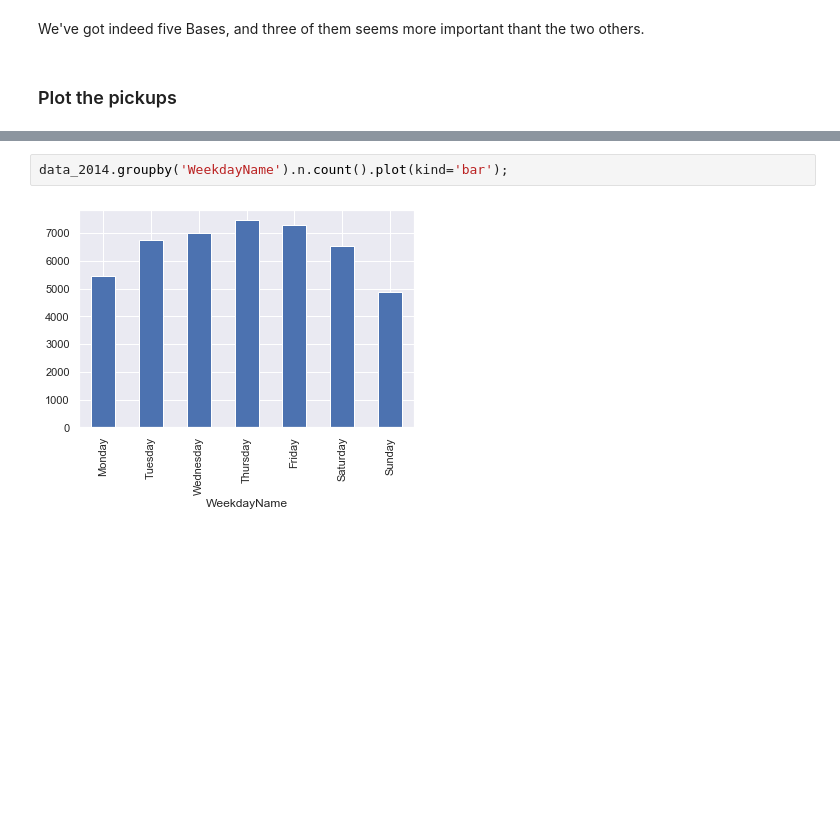
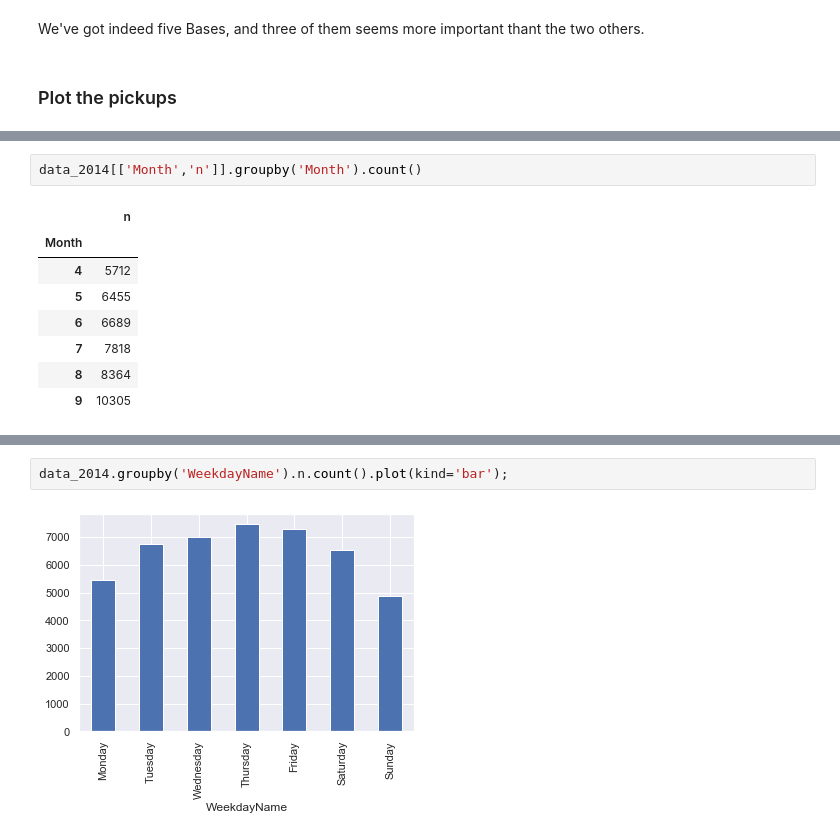
Before and after one commit to yrahan/uber, a Jupyter notebook: Uber Data Analysis Project.ipynb, the cells around one changed output, grey strips where cells are left out. Saved outputs shown, nothing was run; the diff lists cells and outputs as text; blank space fills up the shorter version.

```diff
--- a/Uber Data Analysis Project.ipynb
+++ b/Uber Data Analysis Project.ipynb
@@ -229 +260,12 @@ We've got indeed five Bases, and three of them seems more important thant the tw
+# %%
+data_2014[['Month','n']].groupby('Month').count()
+# %% [output]
+|  | n |
+| Month |  |
+| 4 | 5712 |
+| 5 | 6455 |
+| 6 | 6689 |
+| 7 | 7818 |
+| 8 | 8364 |
+| 9 | 10305 |
 # %%
```
Also changed, not shown: parts of 21 cells of this notebook.
